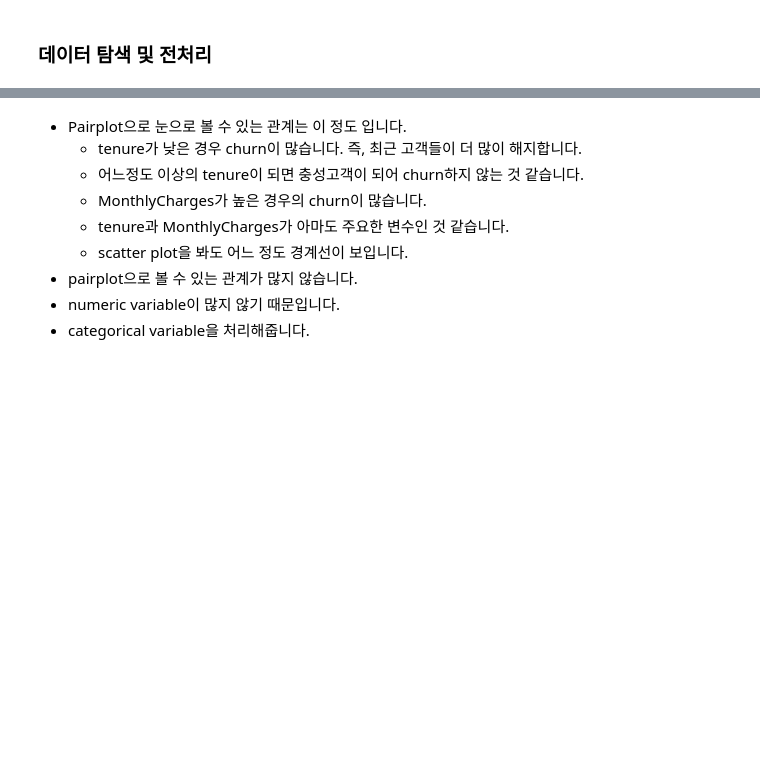
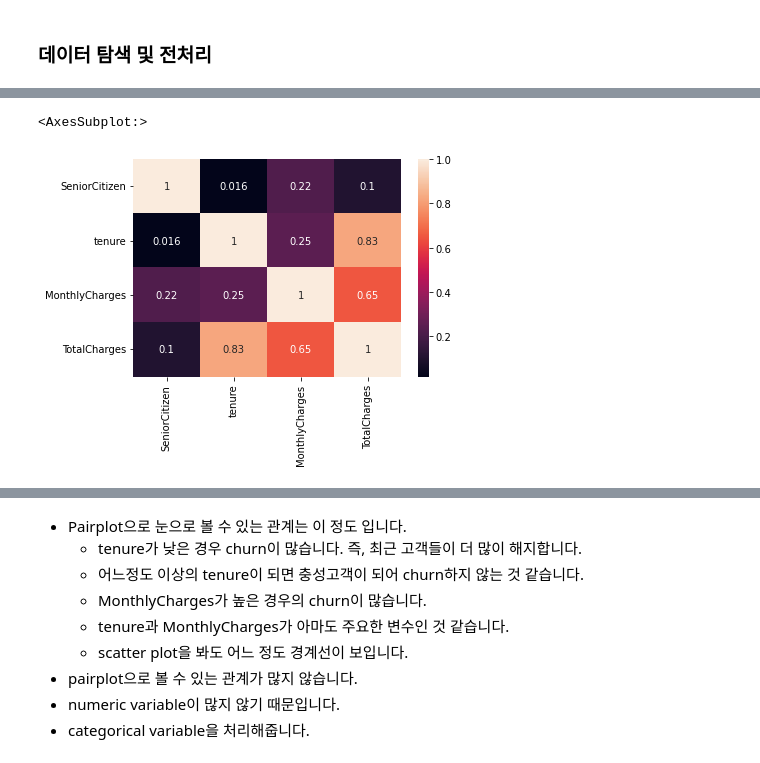
Before and after one commit to slothnap/kaggle_list, a Jupyter notebook: Fast campus/Marketing Analysis/[실습]Ch05_[Revenue]_Churn.ipynb, the cells around one changed output, grey strips where cells are left out. Drawn from its saved outputs; the diff is of its cells as text; code cells hidden in the pictures; blank space fills up the shorter version.

Commit message:
data CLV analysis

```diff
--- a/Fast campus/Marketing Analysis/[실습]Ch05_[Revenue]_Churn.ipynb
+++ b/Fast campus/Marketing Analysis/[실습]Ch05_[Revenue]_Churn.ipynb
@@ -66,0 +60,5 @@ Saving WA_Fn-UseC_-Telco-Customer-Churn.csv to WA_Fn-UseC_-Telco-Customer-Churn.
+# %%
+# 데이터를 확인 합니다.
+df = pd.read_csv("data/WA_Fn-UseC_-Telco-Customer-Churn.csv")
+print(df.shape)
+df.tail()
@@ -75,3 +139,6 @@ Saving WA_Fn-UseC_-Telco-Customer-Churn.csv to WA_Fn-UseC_-Telco-Customer-Churn.
 # tenure=0인 가입 첫달 유저들입니다.
 # 아직 납부한 적이 없어서 TotalCharges가 빈 값이었습니다.
 # 빈 값을 nan 으로 대체 해줍니다.
+df["TotalCharges"] = df["TotalCharges"].replace(" ", np.nan)
+print(df.shape)
+df.tail()
@@ -85,7 +176,13 @@ TotalCharges가 빈 값인, tenure이 0인 유저들에게는 큰 관심이 없
 TotalCharges의 null 값을 버리고 실수로 변환합니다.
 '''
 # null 값을 버립니다.
+df = df[df["TotalCharges"].notnull()]
 
 #df = df.reset_index()[df.columns]
 
+
 # float으로 변환합니다.
+df["TotalCharges"] = df["TotalCharges"].astype(float)
+
+print(df.shape)
+df.tail()
@@ -94,4 +231,9 @@ TotalCharges의 null 값을 버리고 실수로 변환합니다.
 # %%
 # 변수간의 correlation을 확인합니다.
+corr = df.corr()
+sns.heatmap(corr, annot=True)
+# %% [output]
+<AxesSubplot:>
+[figure, added]
 # %%
 # 해지한 고객 수를 봅니다.
```
Also changed, not shown: parts of 28 cells of this notebook, 1 other file.
